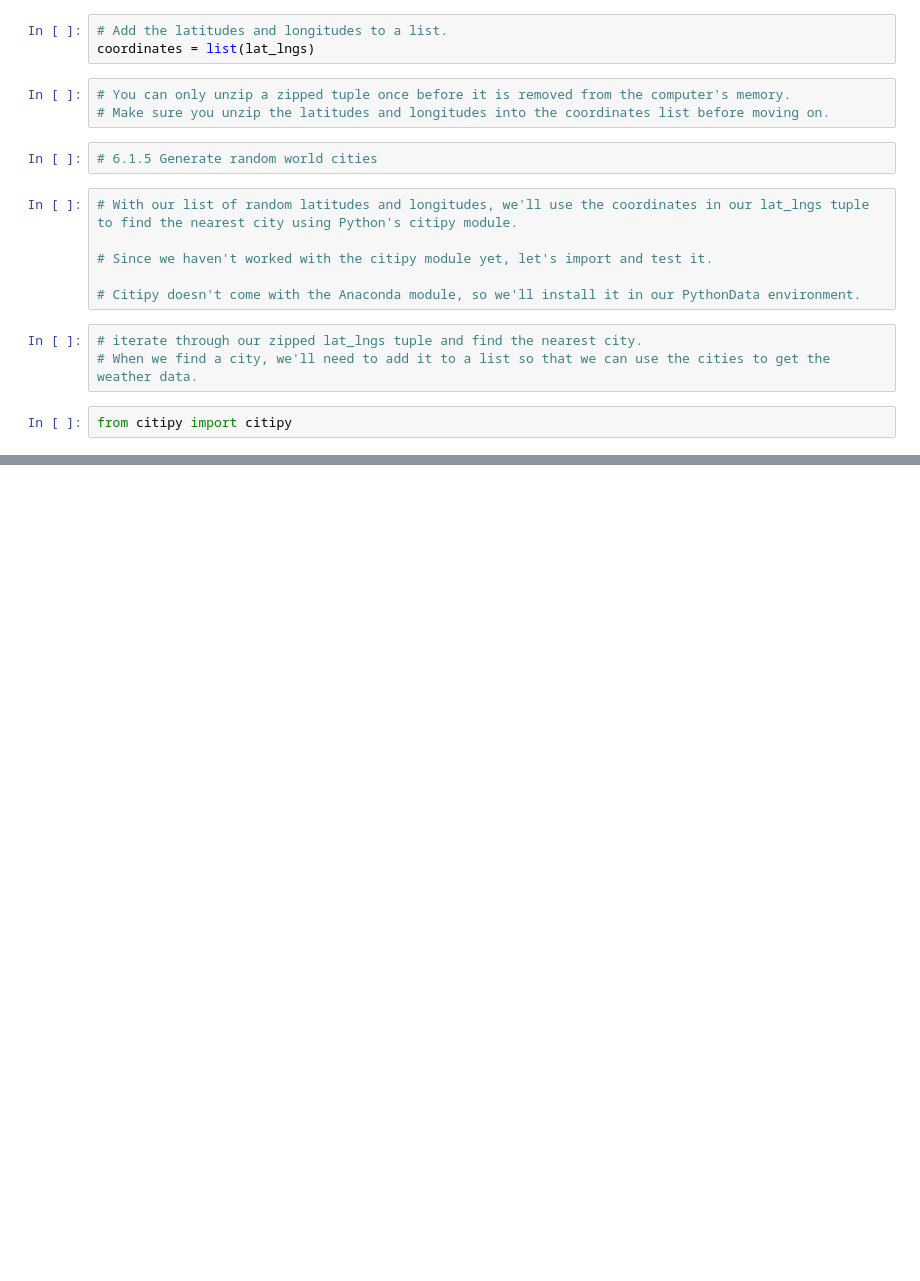
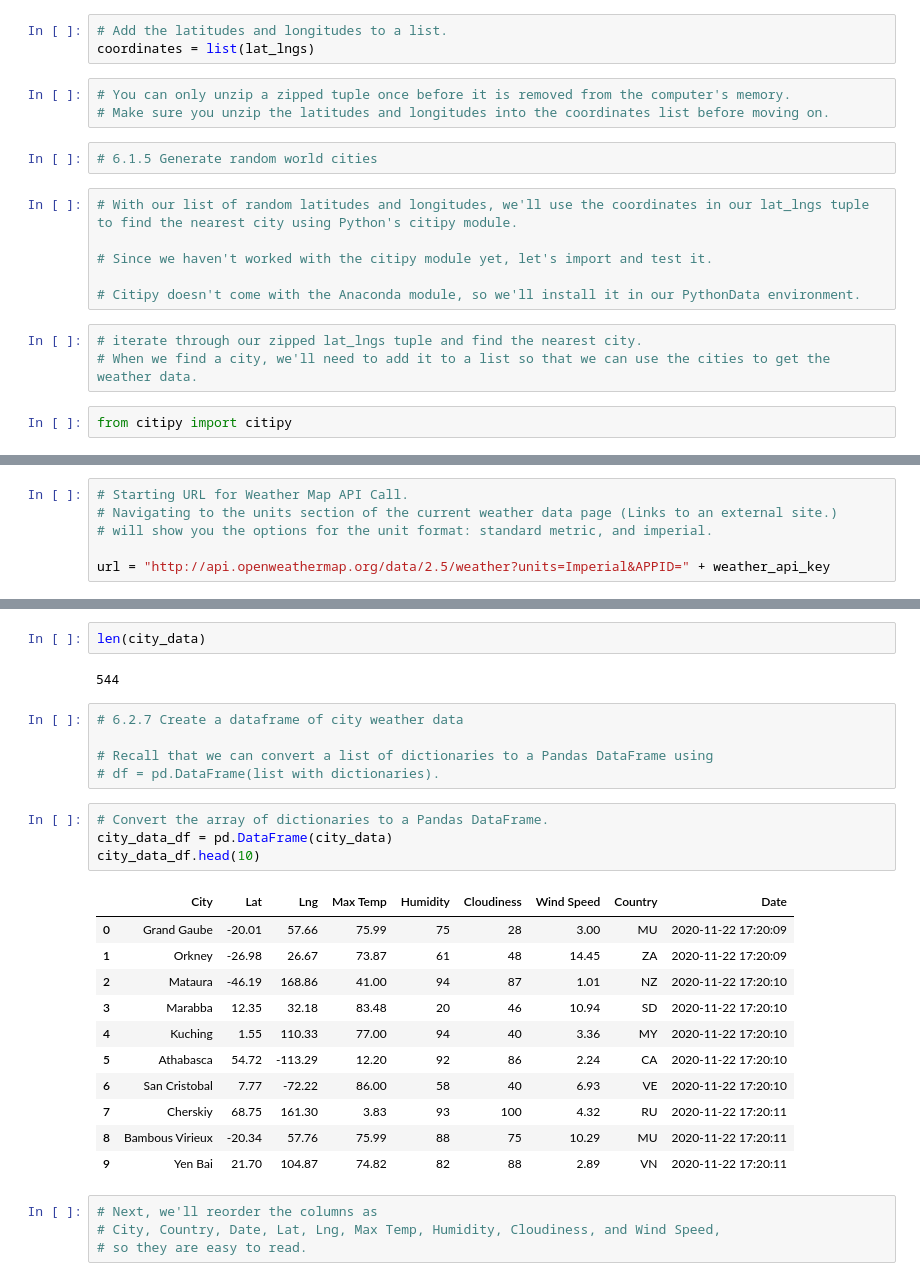
Before and after one commit to AnthonyNgGitHub/DABC_World_Weather_Analysis, a Jupyter notebook: WeatherPy.ipynb, the cells around one changed output, grey strips where cells are left out. Saved outputs shown, nothing was run; the diff lists cells and outputs as text; blank space fills up the shorter version.

Commit message:
Added WeatherPy and updated gitignore

```diff
--- a/WeatherPy.ipynb
+++ b/WeatherPy.ipynb
@@ -58,0 +118,6 @@ len(cities)
+# %%
+# Starting URL for Weather Map API Call.
+# Navigating to the units section of the current weather data page (Links to an external site.)
+# will show you the options for the unit format: standard metric, and imperial.
+
+url = "http://api.openweathermap.org/data/2.5/weather?units=Imperial&APPID=" + weather_api_key
@@ -58,0 +212,29 @@ len(cities)
+# %%
+len(city_data)
+# %% [output]
+544
+# %%
+# 6.2.7 Create a dataframe of city weather data
+
+# Recall that we can convert a list of dictionaries to a Pandas DataFrame using
+# df = pd.DataFrame(list with dictionaries).
+# %%
+# Convert the array of dictionaries to a Pandas DataFrame.
+city_data_df = pd.DataFrame(city_data)
+city_data_df.head(10)
+# %% [output]
+|  | City | Lat | Lng | Max Temp | Humidity | Cloudiness | Wind Speed | Country | Date |
+| 0 | Grand Gaube | -20.01 | 57.66 | 75.99 | 75 | 28 | 3.00 | MU | 2020-11-22 17:20:09 |
+| 1 | Orkney | -26.98 | 26.67 | 73.87 | 61 | 48 | 14.45 | ZA | 2020-11-22 17:20:09 |
+| 2 | Mataura | -46.19 | 168.86 | 41.00 | 94 | 87 | 1.01 | NZ | 2020-11-22 17:20:10 |
+| 3 | Marabba | 12.35 | 32.18 | 83.48 | 20 | 46 | 10.94 | SD | 2020-11-22 17:20:10 |
+| 4 | Kuching | 1.55 | 110.33 | 77.00 | 94 | 40 | 3.36 | MY | 2020-11-22 17:20:10 |
+| 5 | Athabasca | 54.72 | -113.29 | 12.20 | 92 | 86 | 2.24 | CA | 2020-11-22 17:20:10 |
+| 6 | San Cristobal | 7.77 | -72.22 | 86.00 | 58 | 40 | 6.93 | VE | 2020-11-22 17:20:10 |
+| 7 | Cherskiy | 68.75 | 161.30 | 3.83 | 93 | 100 | 4.32 | RU | 2020-11-22 17:20:11 |
+| 8 | Bambous Virieux | -20.34 | 57.76 | 75.99 | 88 | 75 | 10.29 | MU | 2020-11-22 17:20:11 |
+| 9 | Yen Bai | 21.70 | 104.87 | 74.82 | 82 | 88 | 2.89 | VN | 2020-11-22 17:20:11 |
+# %%
+# Next, we'll reorder the columns as
+# City, Country, Date, Lat, Lng, Max Temp, Humidity, Cloudiness, and Wind Speed,
+# so they are easy to read.
```
Also changed, not shown: parts of 10 cells of this notebook, 3 other files.
